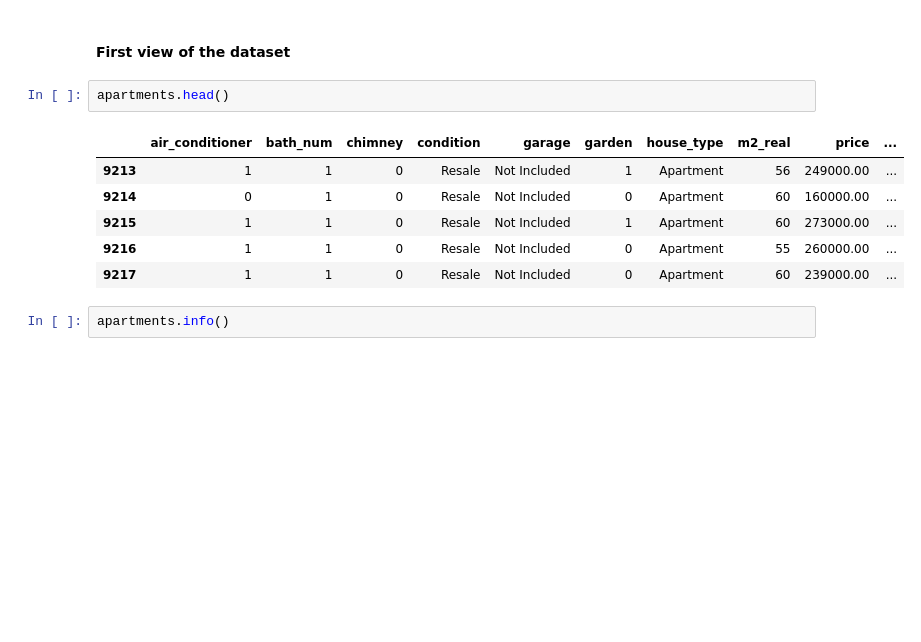
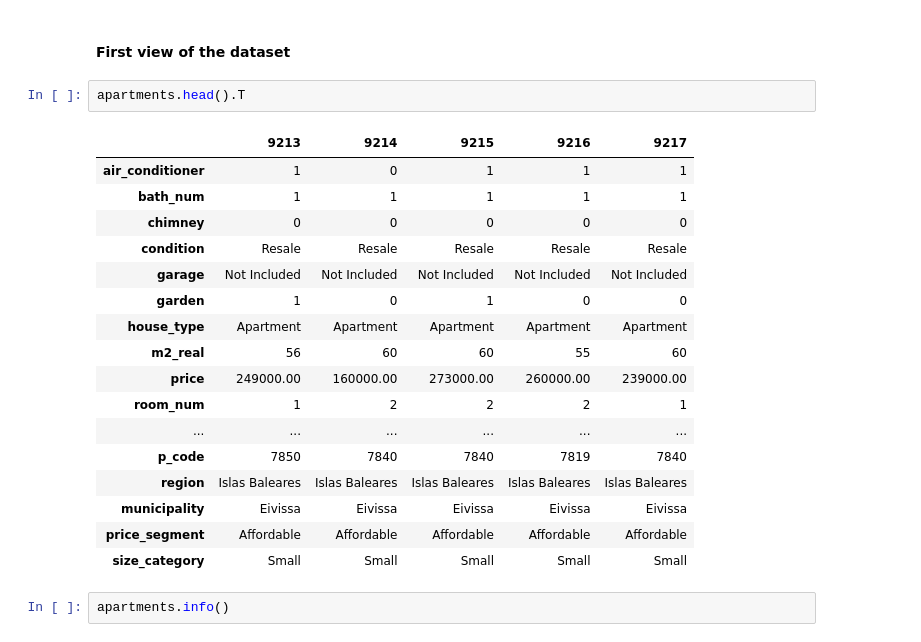
Before and after one commit to fer78/Data-Analytics-Final-Portfolio-Project, a Jupyter notebook: 03_Data_Analysis.ipynb, the cells around one changed output. Saved outputs shown, nothing was run; the diff lists cells and outputs as text; blank space fills up the shorter version.

```diff
--- a/03_Data_Analysis.ipynb
+++ b/03_Data_Analysis.ipynb
@@ -54,14 +71,25 @@ apartments = spain_housing[spain_housing['house_type'] == 'Apartment']
 # %% [markdown]
 #### First view of the dataset
 # %%
-apartments.head()
+apartments.head().T
 # %% [output]
-|  | air_conditioner | bath_num | chimney | condition | garage | garden | house_type | m2_real | price | ... |
-| 9213 | 1 | 1 | 0 | Resale | Not Included | 1 | Apartment | 56 | 249000.00 | ... |
-| 9214 | 0 | 1 | 0 | Resale | Not Included | 0 | Apartment | 60 | 160000.00 | ... |
-| 9215 | 1 | 1 | 0 | Resale | Not Included | 1 | Apartment | 60 | 273000.00 | ... |
-| 9216 | 1 | 1 | 0 | Resale | Not Included | 0 | Apartment | 55 | 260000.00 | ... |
-| 9217 | 1 | 1 | 0 | Resale | Not Included | 0 | Apartment | 60 | 239000.00 | ... |
+|  | 9213 | 9214 | 9215 | 9216 | 9217 |
+| air_conditioner | 1 | 0 | 1 | 1 | 1 |
+| bath_num | 1 | 1 | 1 | 1 | 1 |
+| chimney | 0 | 0 | 0 | 0 | 0 |
+| condition | Resale | Resale | Resale | Resale | Resale |
+| garage | Not Included | Not Included | Not Included | Not Included | Not Included |
+| garden | 1 | 0 | 1 | 0 | 0 |
+| house_type | Apartment | Apartment | Apartment | Apartment | Apartment |
+| m2_real | 56 | 60 | 60 | 55 | 60 |
+| price | 249000.00 | 160000.00 | 273000.00 | 260000.00 | 239000.00 |
+| room_num | 1 | 2 | 2 | 2 | 1 |
+| ... | ... | ... | ... | ... | ... |
+| p_code | 7850 | 7840 | 7840 | 7819 | 7840 |
+| region | Islas Baleares | Islas Baleares | Islas Baleares | Islas Baleares | Islas Baleares |
+| municipality | Eivissa | Eivissa | Eivissa | Eivissa | Eivissa |
+| price_segment | Affordable | Affordable | Affordable | Affordable | Affordable |
+| size_category | Small | Small | Small | Small | Small |
 # %%
 apartments.info()
 # %% [output]
```
Also changed, not shown: parts of 3 cells of this notebook, 3 other files.
